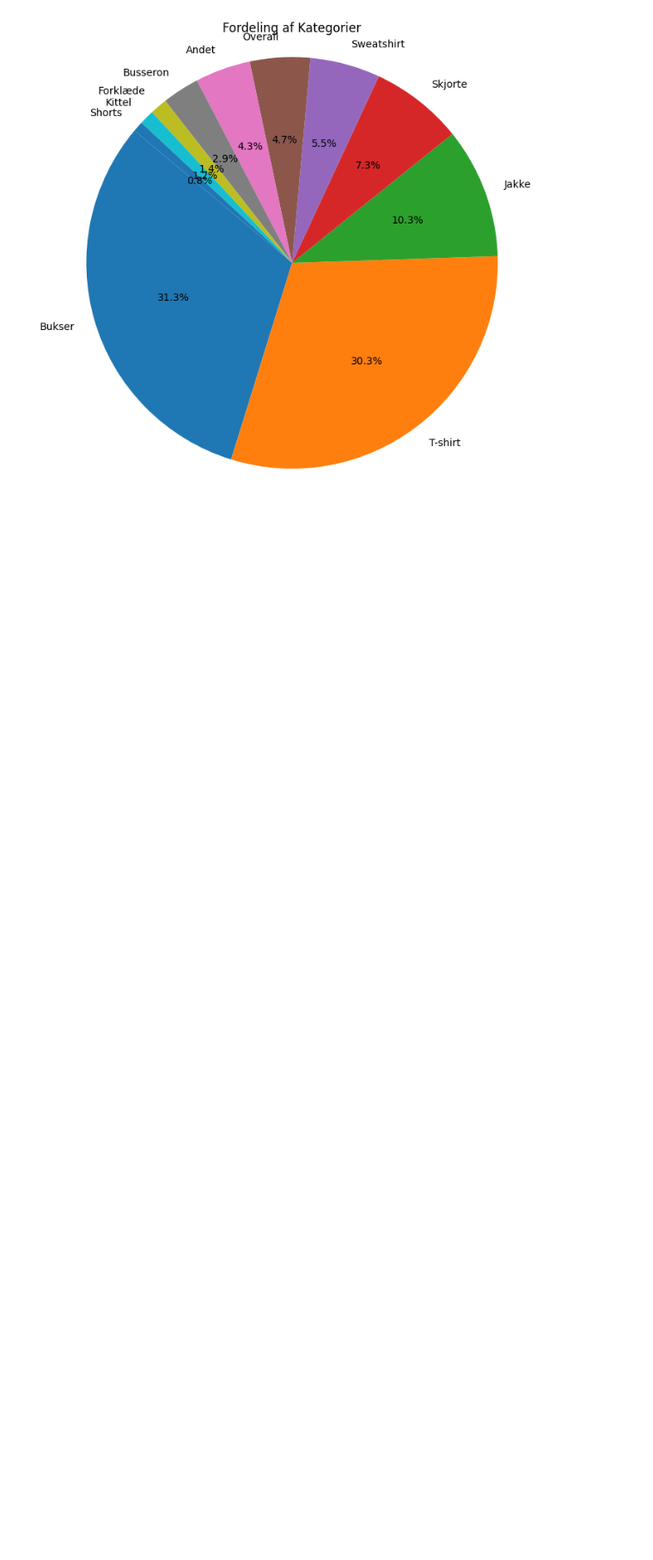
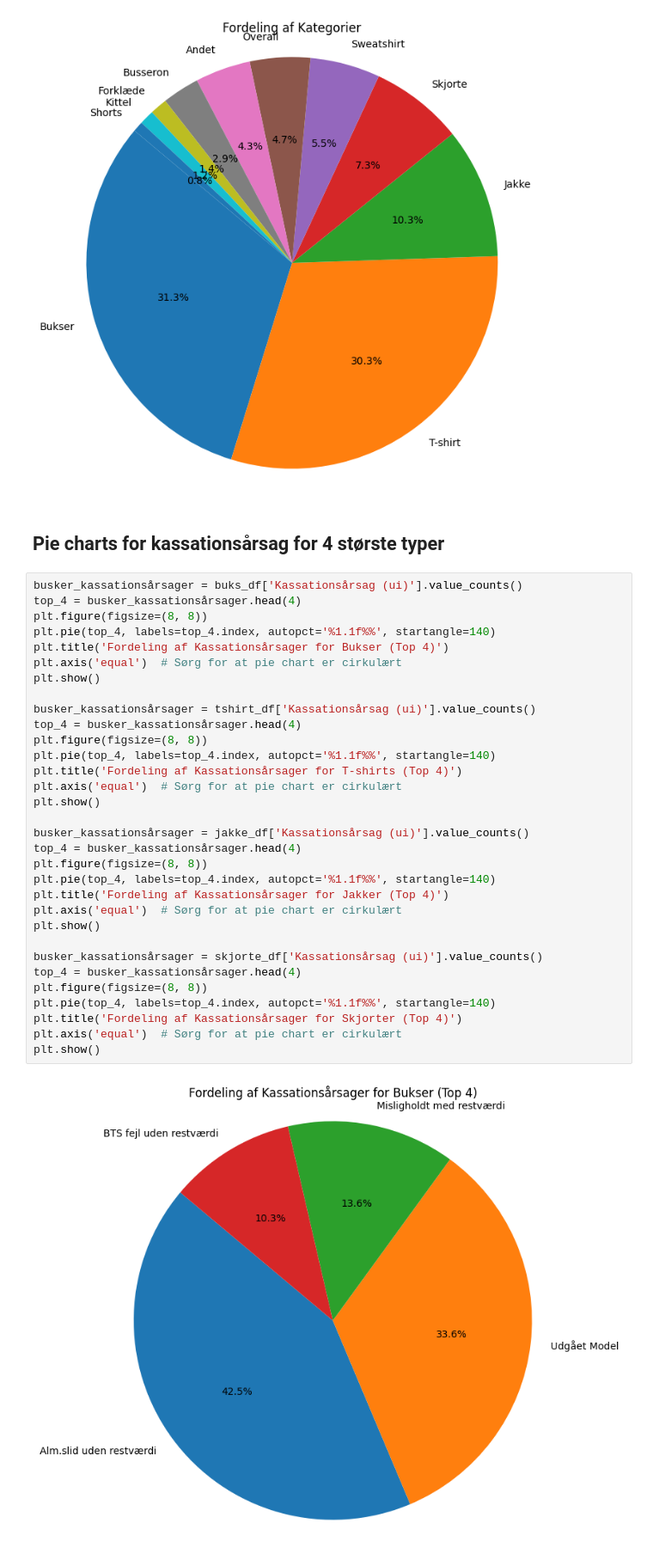
Before and after one commit to Mathias2209/Dataprojekt, a Jupyter notebook: Plots til grupperede data.ipynb, the cells around one changed output. Shown at 86% size. Drawn from its saved outputs; the diff is of its cells as text; blank space fills up the shorter version.

```diff
--- a/Plots til grupperede data.ipynb
+++ b/Plots til grupperede data.ipynb
@@ -121,3 +121,39 @@ plt.axis('equal')  # Sørg for at pie chart er cirkulært
 plt.show()
 # %% [output]
 [figure]
+# %% [markdown]
+## Pie charts for kassationsårsag for 4 største typer
+# %%
+busker_kassationsårsager = buks_df['Kassationsårsag (ui)'].value_counts()
+top_4 = busker_kassationsårsager.head(4)
+plt.figure(figsize=(8, 8))
+plt.pie(top_4, labels=top_4.index, autopct='%1.1f%%', startangle=140)
+plt.title('Fordeling af Kassationsårsager for Bukser (Top 4)')
+plt.axis('equal')  # Sørg for at pie chart er cirkulært
+plt.show()
+
+busker_kassationsårsager = tshirt_df['Kassationsårsag (ui)'].value_counts()
+top_4 = busker_kassationsårsager.head(4)
+plt.figure(figsize=(8, 8))
+plt.pie(top_4, labels=top_4.index, autopct='%1.1f%%', startangle=140)
+plt.title('Fordeling af Kassationsårsager for T-shirts (Top 4)')
+plt.axis('equal')  # Sørg for at pie chart er cirkulært
+plt.show()
+
+busker_kassationsårsager = jakke_df['Kassationsårsag (ui)'].value_counts()
+top_4 = busker_kassationsårsager.head(4)
+plt.figure(figsize=(8, 8))
+plt.pie(top_4, labels=top_4.index, autopct='%1.1f%%', startangle=140)
+plt.title('Fordeling af Kassationsårsager for Jakker (Top 4)')
+plt.axis('equal')  # Sørg for at pie chart er cirkulært
+plt.show()
+
+busker_kassationsårsager = skjorte_df['Kassationsårsag (ui)'].value_counts()
+top_4 = busker_kassationsårsager.head(4)
+plt.figure(figsize=(8, 8))
+plt.pie(top_4, labels=top_4.index, autopct='%1.1f%%', startangle=140)
+plt.title('Fordeling af Kassationsårsager for Skjorter (Top 4)')
+plt.axis('equal')  # Sørg for at pie chart er cirkulært
+plt.show()
+# %% [output]
+[figure, added]
```
Also changed, not shown: parts of 2 cells of this notebook.
